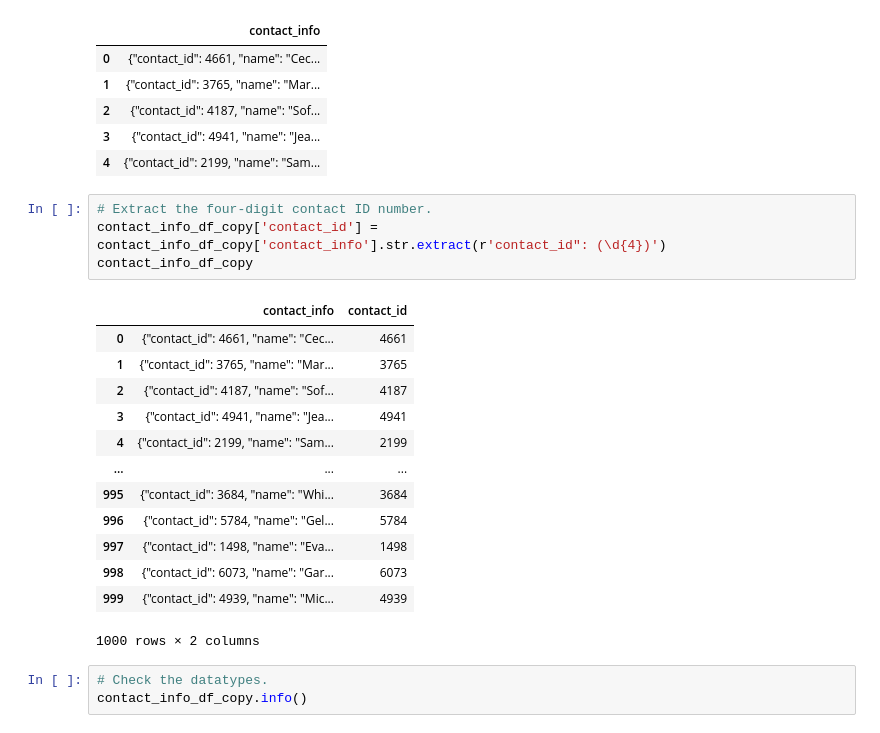
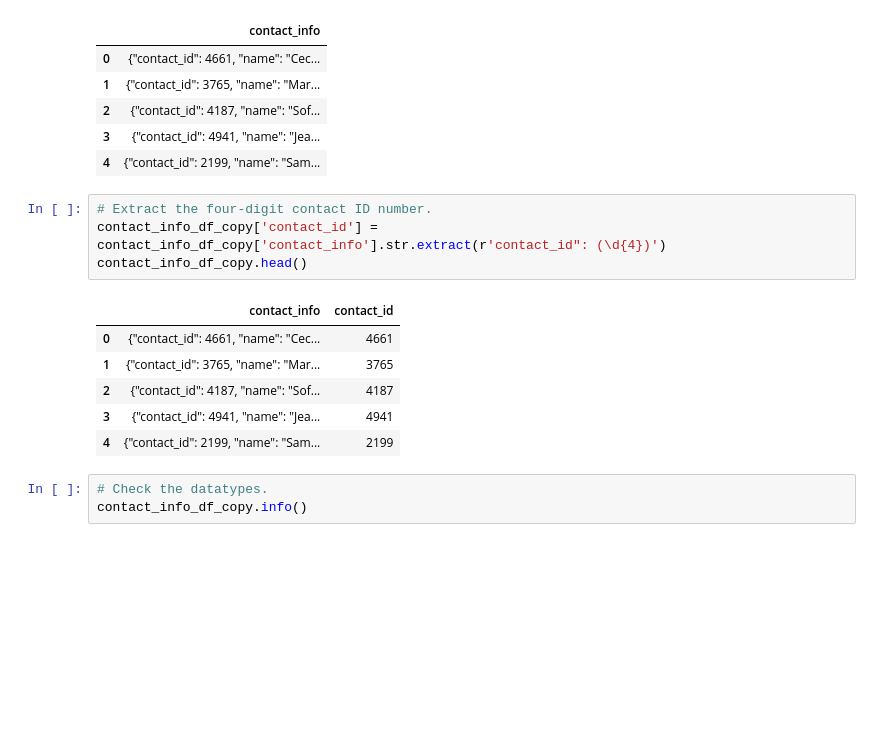
Before and after one commit to msills30/Project-2, a Jupyter notebook: ETL_Mini_Project_Starter_Code-Completed.ipynb, the cells around one changed output. Drawn from its saved outputs; the diff is of its cells as text; blank space fills up the shorter version.

```diff
--- a/ETL_Mini_Project_Starter_Code-Completed.ipynb
+++ b/ETL_Mini_Project_Starter_Code-Completed.ipynb
@@ -445,21 +445,14 @@ contact_info_df_copy.head()
 # %%
 # Extract the four-digit contact ID number.
 contact_info_df_copy['contact_id'] = contact_info_df_copy['contact_info'].str.extract(r'contact_id": (\d{4})')
-contact_info_df_copy
+contact_info_df_copy.head()
 # %% [output]
 |  | contact_info | contact_id |
 | 0 | {"contact_id": 4661, "name": "Cec... | 4661 |
 | 1 | {"contact_id": 3765, "name": "Mar... | 3765 |
 | 2 | {"contact_id": 4187, "name": "Sof... | 4187 |
 | 3 | {"contact_id": 4941, "name": "Jea... | 4941 |
 | 4 | {"contact_id": 2199, "name": "Sam... | 2199 |
-| ... | ... | ... |
-| 995 | {"contact_id": 3684, "name": "Whi... | 3684 |
-| 996 | {"contact_id": 5784, "name": "Gel... | 5784 |
-| 997 | {"contact_id": 1498, "name": "Eva... | 1498 |
-| 998 | {"contact_id": 6073, "name": "Gar... | 6073 |
-| 999 | {"contact_id": 4939, "name": "Mic... | 4939 |
-1000 rows × 2 columns
 # %%
 # Check the datatypes.
 contact_info_df_copy.info()
```
Also changed, not shown: parts of 5 cells of this notebook.
